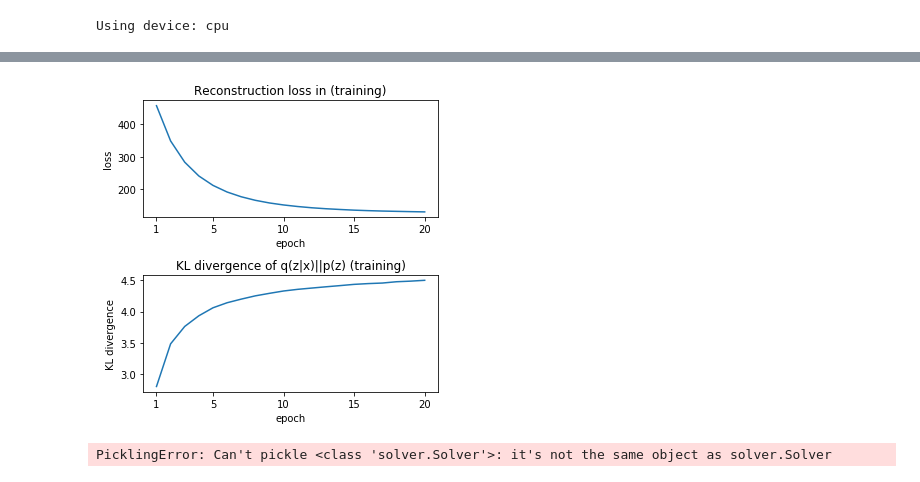
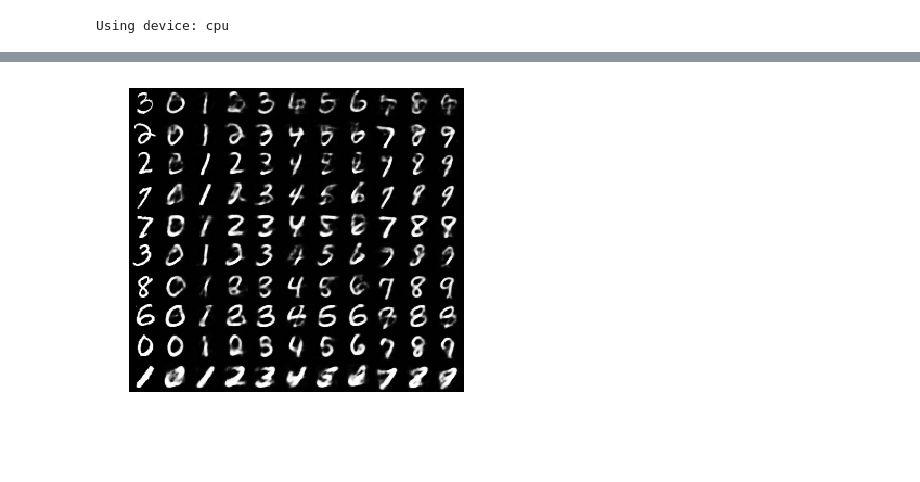
Before and after one commit to matthiasbrix/vae-models, a Jupyter notebook: src/2_cvae.ipynb, the cells around one changed output, grey strips where cells are left out. Saved outputs shown, nothing was run; the diff lists cells and outputs as text; code cells hidden in the pictures; blank space fills up the shorter version.

Commit message:
add plot for fixed z for MNIST; change a bit in 2_cvae jn

```diff
--- a/src/2_cvae.ipynb
+++ b/src/2_cvae.ipynb
@@ -48,7 +50,7 @@ if dataset == "MNIST":
     cvae_mode = True
     epochs = 20
     hidden_dim = 500
-    z_dim = 2
+    z_dim = 20
     warmup_epochs = 0
     beta = 1 if z_dim == 2 else 1
     step_lr = False
@@ -86,8 +88,8 @@ solver.main()
 +++++ RUN IS FINISHED +++++
 # %%
 # Insert name of model here if want to load a model, e.g. solver.save_model_dir + "/VAE_MNIST_train_loss=151.39_z=2.pt"
-#solver = torch.load(solver.save_model_dir + "/VAE_MNIST_train_loss=97.15_z=20.pt")
-#solver.model.eval()
+solver = torch.load(solver.save_model_dir + "/CVAE_MNIST_train_loss=135.66_z=2" + ".pt")
+solver.model.eval()
 # %%
 # Plotting train and test losses for all epochs
 plot_losses(solver, 4)
@@ -114,8 +108,6 @@ if DEBUG:
             epoch, train_loss, test_loss, rl, kl))
         print("overfitting: {:.2f}".format(abs(test_loss-train_loss)))
 plot_rl_kl(solver, 4)
-# %% [output]
-[figure, removed]
 # %%
 # visualize q(z) (latent space z)
 if solver.z_dim == 2:
@@ -139,8 +131,10 @@ else:
 if solver.loader.dataset == "LFW" or solver.loader.dataset == "FF":
     plot_faces_grid(225, 15, solver)
     plot_faces_samples_grid(225, 15, solver)
+# %%
+plot_with_fixed_z(solver, 10, 11, "gray")
+# %% [output]
+[figure, added]
 # %%
 last_train_loss = solver.train_loss_history["train_loss_acc"][-1]
 torch.save(solver, solver.save_model_dir + "/CVAE_" + solver.loader.dataset + "_train_loss=" + "{0:.2f}".format(last_train_loss) + "_z=" + str(solver.z_dim) + ".pt")
-# %% [output]
-PicklingError: Can't pickle <class 'solver.Solver'>: it's not the same object as solver.Solver
```
Also changed, not shown: parts of 5 cells of this notebook, 1 other file.
